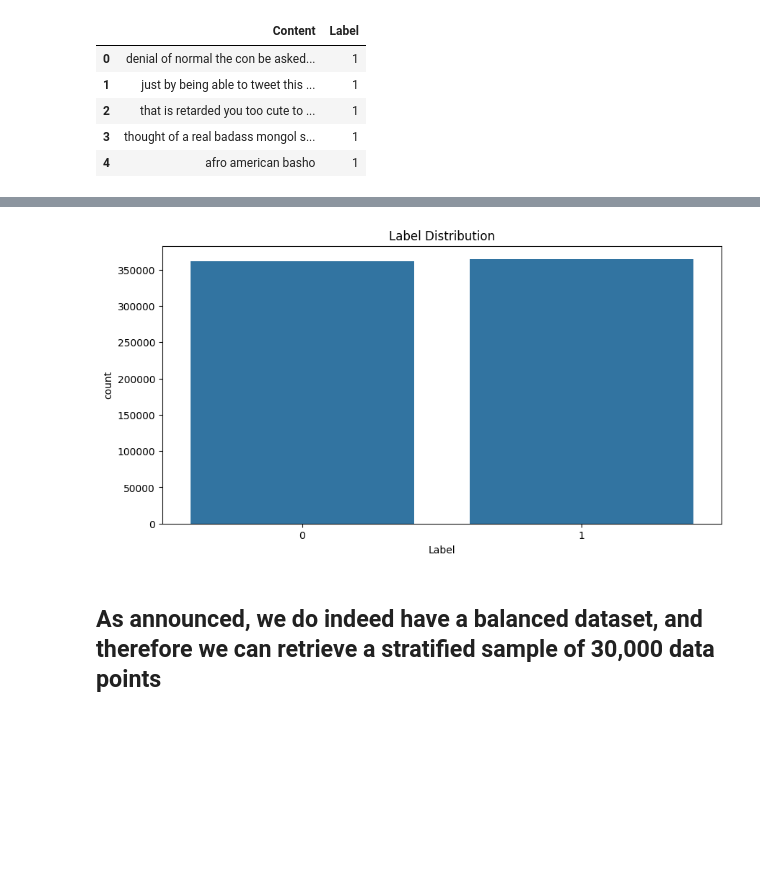
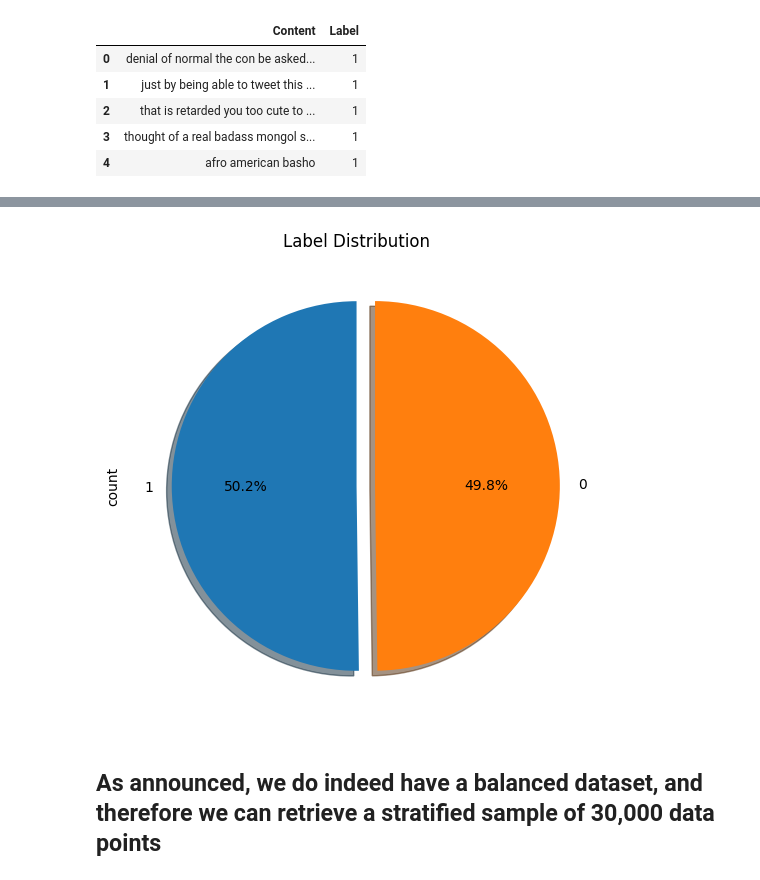
Before and after one commit to ilanaliouchouche/hate-speechs, a Jupyter notebook: hatespeech.ipynb, the cells around one changed output, grey strips where cells are left out. Saved outputs shown, nothing was run; the diff lists cells and outputs as text; code cells hidden in the pictures; blank space fills up the shorter version.

```diff
--- a/hatespeech.ipynb
+++ b/hatespeech.ipynb
@@ -93,13 +93,13 @@ skim(df)
 │ └───────────────────────────┴─────────┴────────────┴──────────────────────────────┴──────────────────────────┘  │
 ╰────────────────────────────────────────────────────── End ──────────────────────────────────────────────────────╯
 # %%
-plt.figure(figsize=(10, 5))
-sns.countplot(data=df, x='Label')
+plt.figure(figsize=(6, 6))
+df['Label'].value_counts().plot(kind='pie', autopct='%1.1f%%', shadow=True, explode=(0, 0.1), startangle=90)
 plt.title('Label Distribution')
-#plt.savefig('images/label_distribution.png')
+plt.savefig('images/label_distribution_pie.png')
 plt.show()
 # %% [output]
-[figure, old version]
+[figure, new version]
 # %% [markdown]
 ## As announced, we do indeed have a balanced dataset, and therefore we can retrieve a stratified sample of 30,000 data points
 # %%
```
